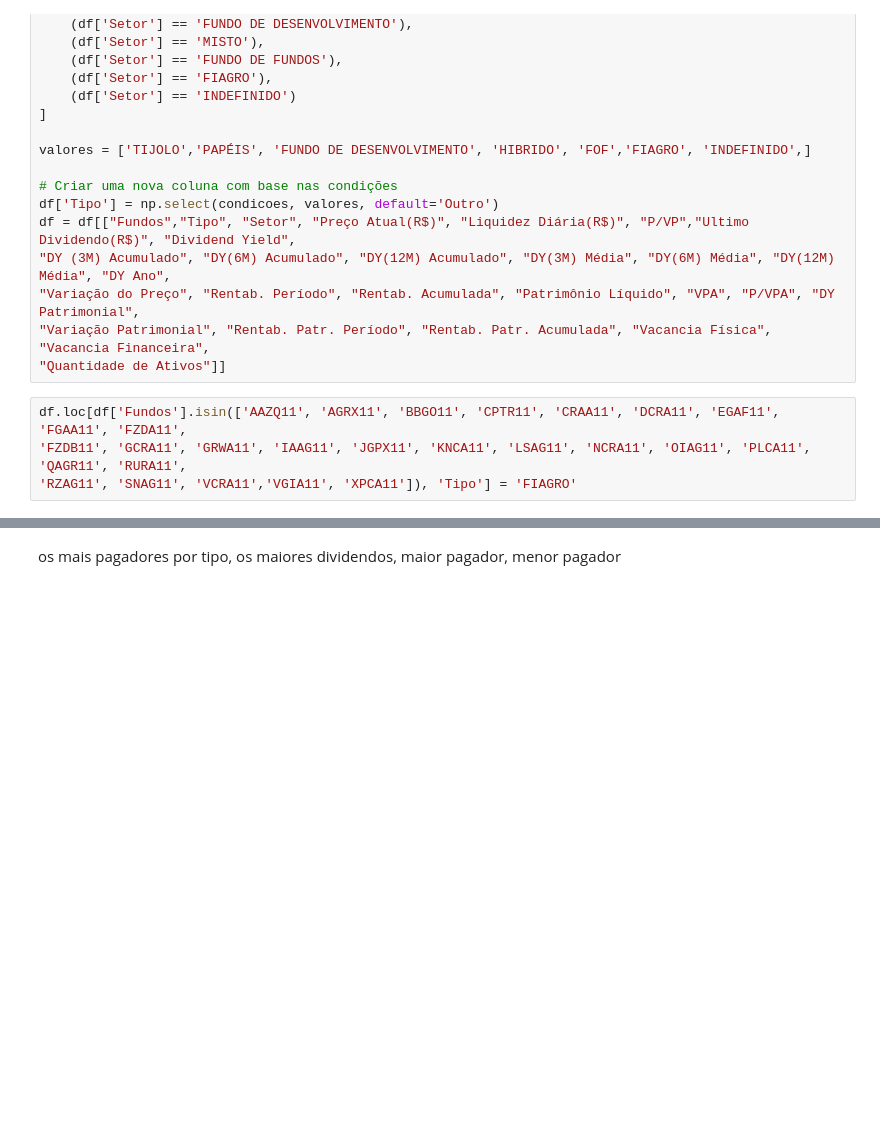
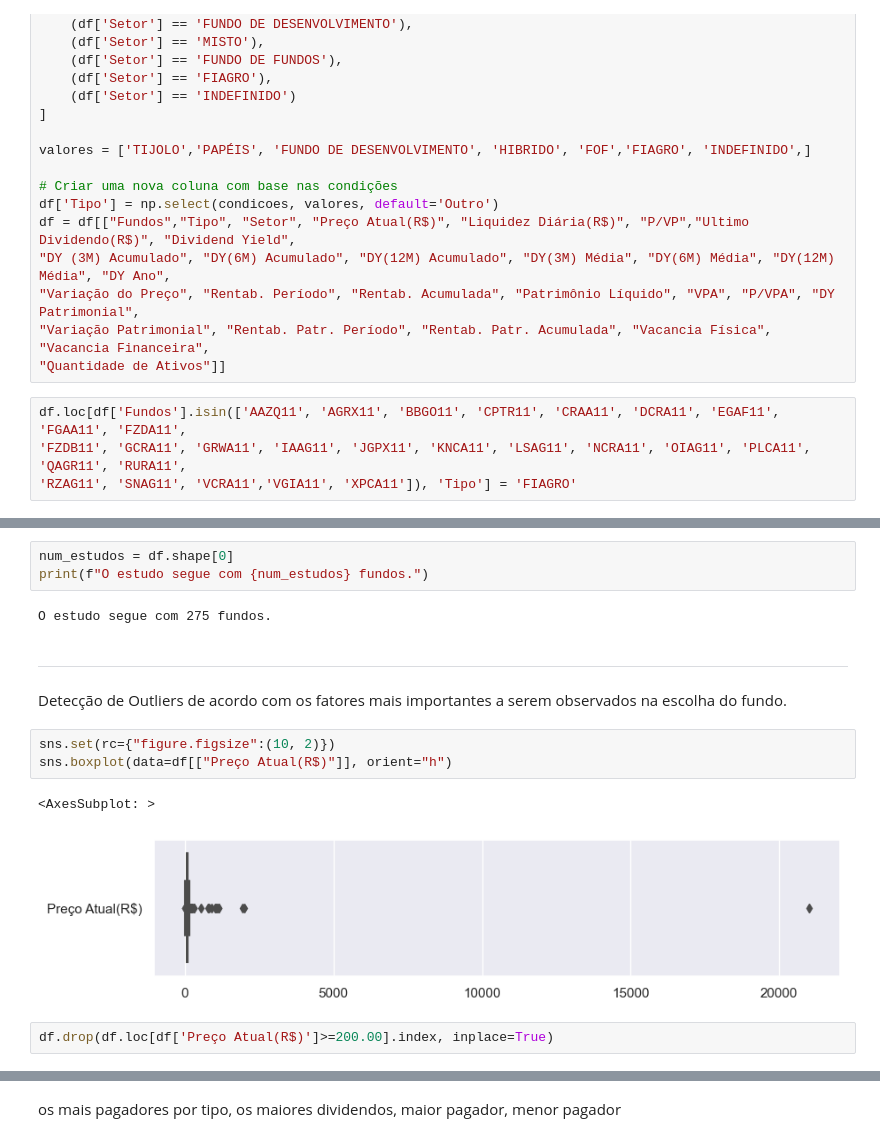
Before and after one commit to Riguini/Fundos-imobiliarios-FIIS-, a Jupyter notebook: FIIS.ipynb, the cells around one changed output, grey strips where cells are left out. Cells and saved outputs as stored; diff of their text form; blank space fills up the shorter version.

```diff
--- a/FIIS.ipynb
+++ b/FIIS.ipynb
@@ -165,0 +282,17 @@ df.loc[df['Fundos'].isin(['AAZQ11', 'AGRX11', 'BBGO11', 'CPTR11', 'CRAA11', 'DCR
+# %%
+num_estudos = df.shape[0]
+print(f"O estudo segue com {num_estudos} fundos.")
+# %% [output]
+O estudo segue com 275 fundos.
+# %% [markdown]
+___
+# %% [markdown]
+Detecção de Outliers de acordo com os fatores mais importantes a serem observados na escolha do fundo.
+# %%
+sns.set(rc={"figure.figsize":(10, 2)})
+sns.boxplot(data=df[["Preço Atual(R$)"]], orient="h")
+# %% [output]
+<AxesSubplot: >
+[figure, added]
+# %%
+df.drop(df.loc[df['Preço Atual(R$)']>=200.00].index, inplace=True)
```
Also changed, not shown: parts of 59 cells of this notebook.
